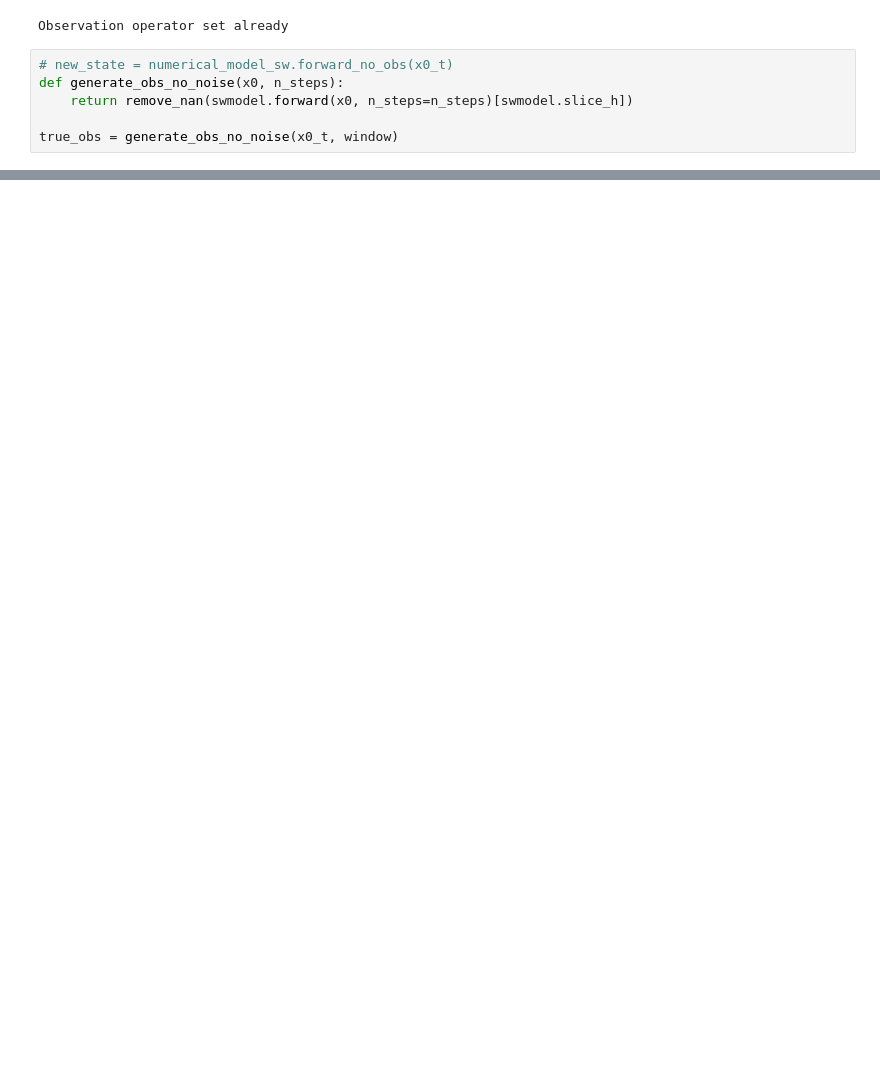
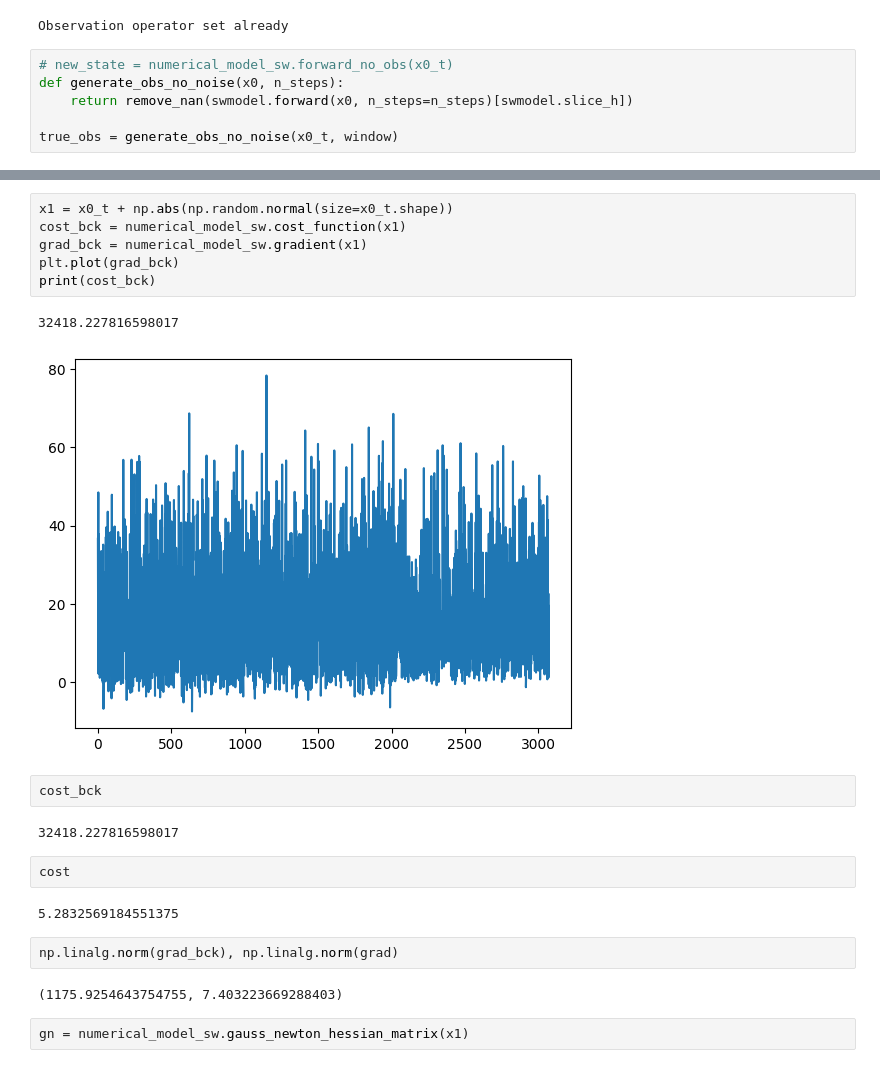
Before and after one commit to VTrappler/DA_PoC, a Jupyter notebook: notebooks/shallow_DA.ipynb, the cells around one changed output, grey strips where cells are left out. Drawn from its saved outputs; the diff is of its cells as text; blank space fills up the shorter version.

```diff
--- a/notebooks/shallow_DA.ipynb
+++ b/notebooks/shallow_DA.ipynb
@@ -107,0 +92,23 @@ swmodel.plot_state_imshow(new_state)
+# %%
+x1 = x0_t + np.abs(np.random.normal(size=x0_t.shape))
+cost_bck = numerical_model_sw.cost_function(x1)
+grad_bck = numerical_model_sw.gradient(x1)
+plt.plot(grad_bck)
+print(cost_bck)
+# %% [output]
+32418.227816598017
+[figure, added]
+# %%
+cost_bck
+# %% [output]
+32418.227816598017
+# %%
+cost
+# %% [output]
+5.2832569184551375
+# %%
+np.linalg.norm(grad_bck), np.linalg.norm(grad)
+# %% [output]
+(1175.9254643754755, 7.403223669288403)
+# %%
+gn = numerical_model_sw.gauss_newton_hessian_matrix(x1)
```
Also changed, not shown: parts of 24 cells of this notebook, 2 other files.
